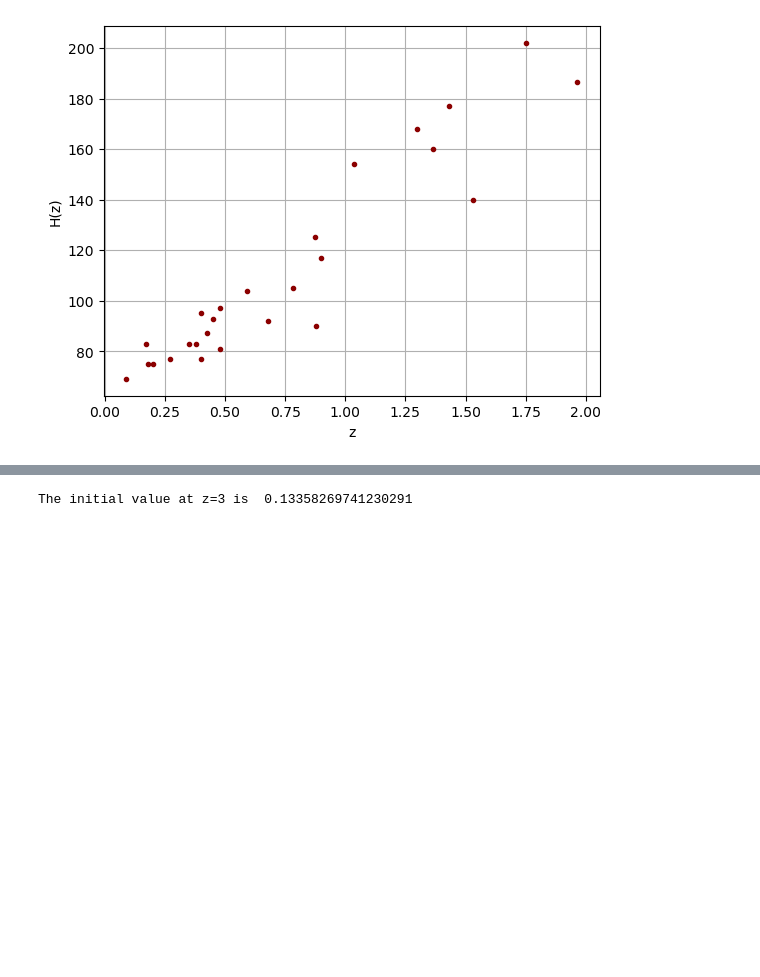
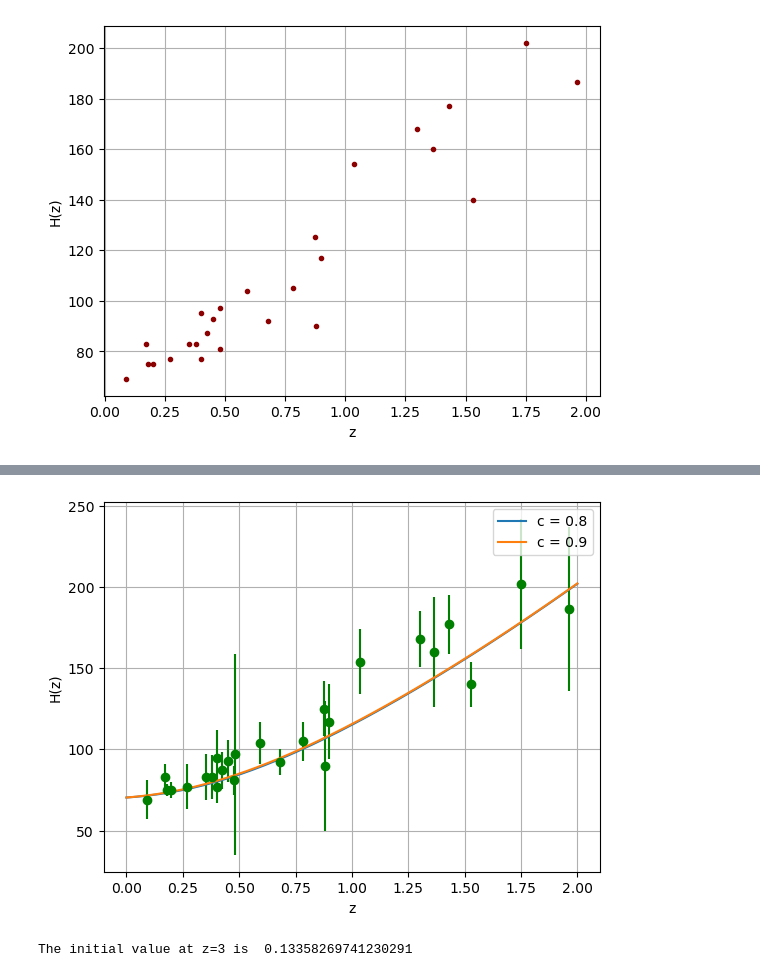
Before and after one commit to xlxnsxzpxtx/HolographicDE, a Jupyter notebook: shooting_hde.ipynb, the cells around one changed output, grey strips where cells are left out. Drawn from its saved outputs; the diff is of its cells as text; code cells hidden in the pictures; blank space fills up the shorter version.

```diff
--- a/shooting_hde.ipynb
+++ b/shooting_hde.ipynb
@@ -186,3 +256,27 @@ plt.grid()
+# %%
+def RHSquared_z1(z):
+     return H0*np.sqrt(Or*(z+1)**4 + Om*(z+1)**3 + Ok*(z+1)**2 +  O_de1)
+
+
+Hub_hde_z1 = RHSquared_z1(z_ref)
+
+def RHSquared_z2(z):
+     return H0*np.sqrt(Or*(z+1)**4 + Om*(z+1)**3 + Ok*(z+1)**2 +  O_de2)
+
+z_ref = np.linspace(0,2,500)
+
+Hub_hde_z2 = RHSquared_z2(z_ref)
+# %%
+plt.errorbar(z_obs, hub_obs, error_obs, ls='', marker='o',color='green')
+plt.plot(z_ref,Hub_hde_z1, label='c = 0.8')
+plt.plot(z_ref,Hub_hde_z2, label='c = 0.9')
+plt.ylabel('H(z)')
+plt.xlabel('z')
+#plt.plot(redz, hubzc, label='GGC')
+plt.legend()
+plt.grid()
+# %% [output]
+[figure, added]
 # %%
 '''
 Holographic Dark Energy Model with interactions
```
Also changed, not shown: parts of 15 cells of this notebook.
